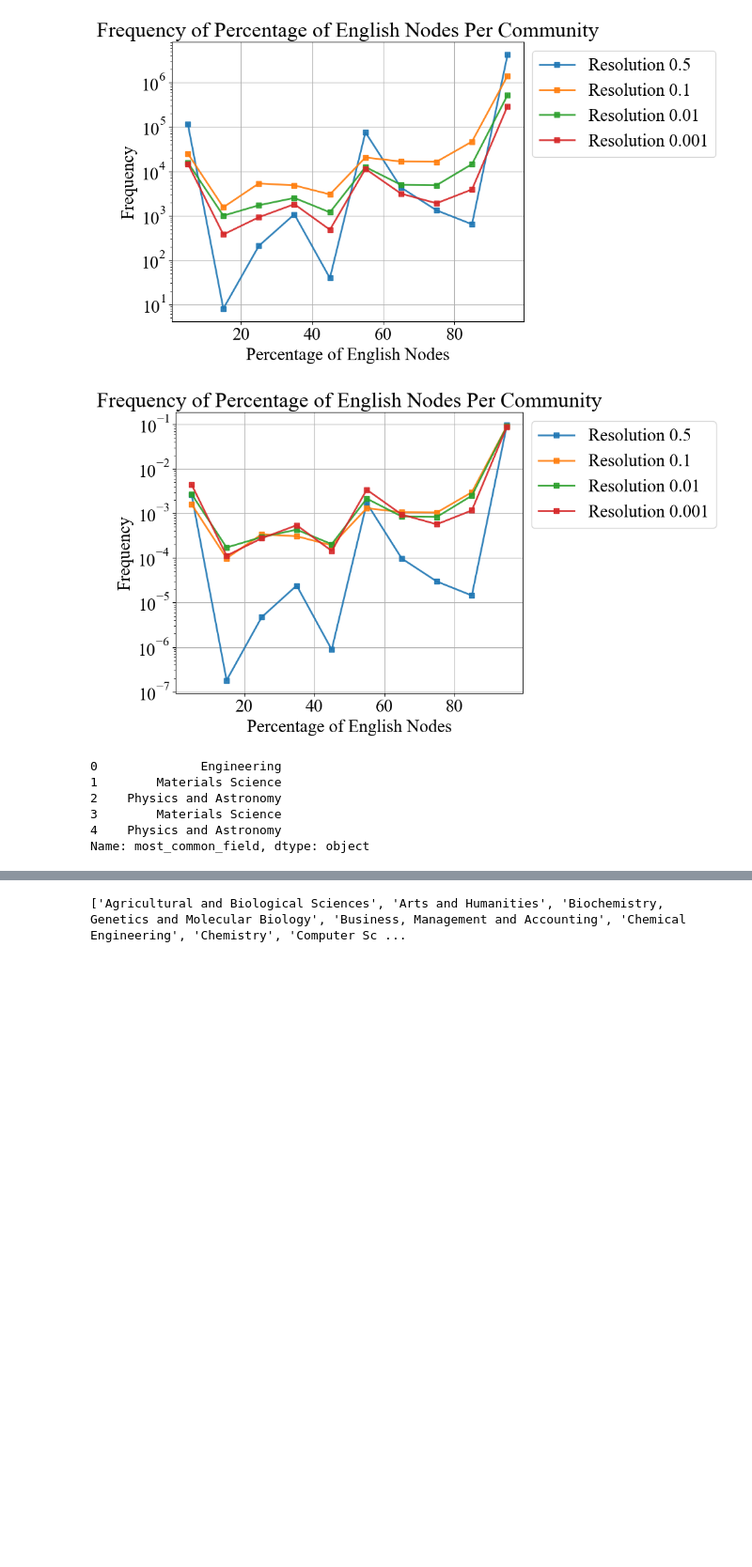
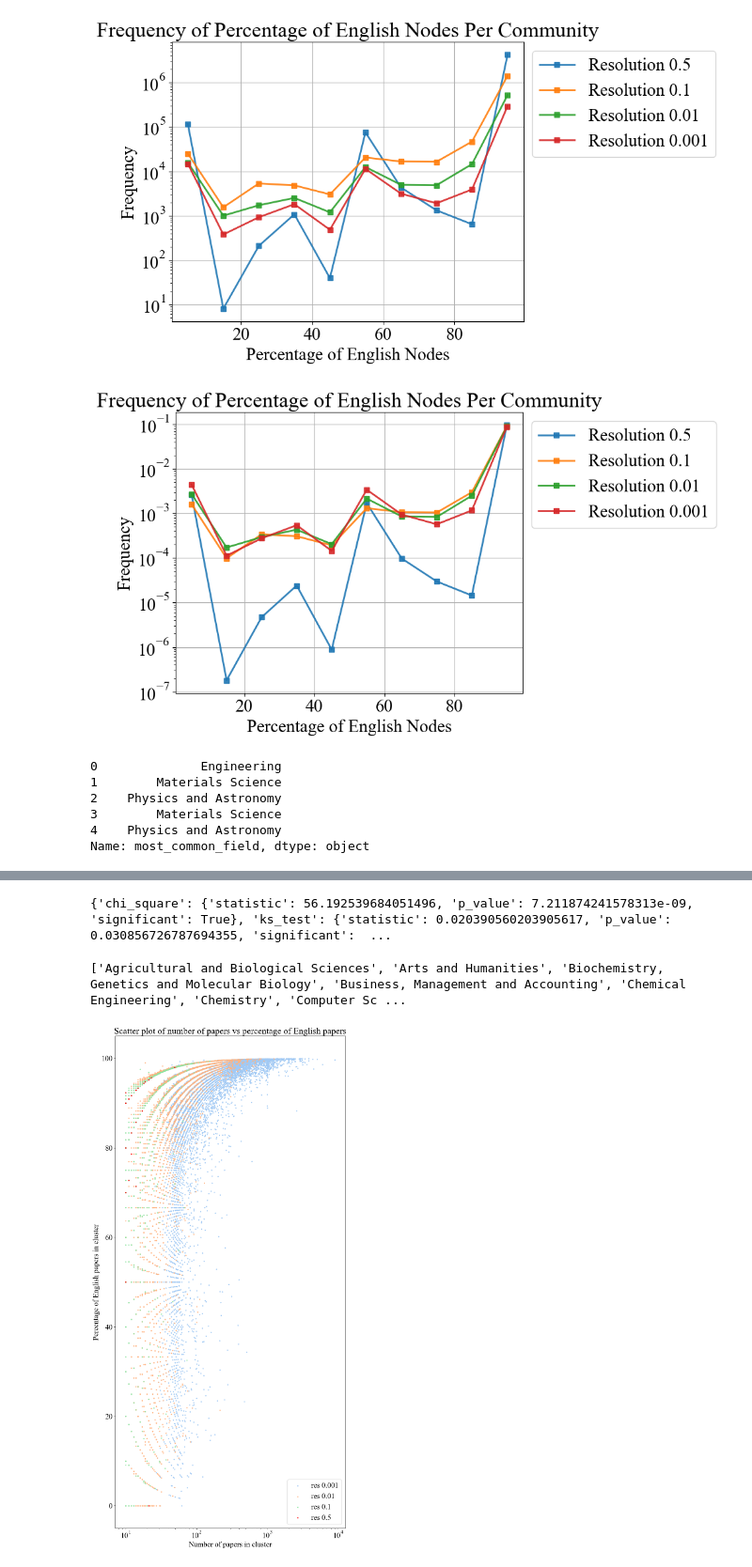
Before and after one commit to vikramr2/cross-lingual-citations, a Jupyter notebook: Analysis.ipynb, the cells around one changed output, grey strips where cells are left out. Shown at 94% size. Cells and saved outputs as stored; diff of their text form; code cells hidden in the pictures; blank space fills up the shorter version.

```diff
--- a/Analysis.ipynb
+++ b/Analysis.ipynb
@@ -379,4 +450,67 @@ plt.show()
+# %%
+print(results)
+# %% [output]
+{'chi_square': {'statistic': 56.192539684051496, 'p_value': 7.211874241578313e-09, 'significant': True}, 'ks_test': {'statistic': 0.020390560203905617, 'p_value': 0.030856726787694355, 'significant':  ...
 # %%
 print(field_columns)
 # %% [output]
 ['Agricultural and Biological Sciences', 'Arts and Humanities', 'Biochemistry, Genetics and Molecular Biology', 'Business, Management and Accounting', 'Chemical Engineering', 'Chemistry', 'Computer Sc ...
+# %%
+cluster_comp_01 = pd.read_csv('../data/cleaned/oc_oa_crossref_corroborated_filtered_network_leiden-20240721-203003/leiden_res0.1_i2/Filtered_S2_oc_oa_crossref_corroborated_filtered_network_leiden.0.1_i2_clustering_cluster_comp_non_english.csv')
+cluster_stats_01 = pd.read_csv('../data/cleaned/oc_oa_crossref_corroborated_filtered_network_leiden-20240721-203003/leiden_res0.1_i2/Filtered_S3_oc_oa_crossref_corroborated_filtered_network_leiden.res0.1_i2_stats.csv')
+
+cluster_comp_05 = pd.read_csv('../data/cleaned/oc_oa_crossref_corroborated_filtered_network_leiden-20240721-203003/leiden_res0.5_i2/Filtered_S2_oc_oa_crossref_corroborated_filtered_network_leiden.0.5_i2_clustering_cluster_comp_non_english.csv')
+cluster_stats_05 = pd.read_csv('../data/cleaned/oc_oa_crossref_corroborated_filtered_network_leiden-20240721-203003/leiden_res0.5_i2/Filtered_S3_oc_oa_crossref_corroborated_filtered_network_leiden.res0.5_i2_stats.csv')
+
+cluster_comp_001 = pd.read_csv('../data/cleaned/oc_oa_crossref_corroborated_filtered_network_leiden-20240721-203003/leiden_res0.01_i2/Filtered_S2_oc_oa_crossref_corroborated_filtered_network_leiden.0.01_i2_clustering_cluster_comp_non_english.csv')
+cluster_stats_001 = pd.read_csv('../data/cleaned/oc_oa_crossref_corroborated_filtered_network_leiden-20240721-203003/leiden_res0.01_i2/Filtered_S3_oc_oa_crossref_corroborated_filtered_network_leiden.res0.01_i2_stats.csv')
+
+cluster_comp_0001 = pd.read_csv('../data/cleaned/oc_oa_crossref_corroborated_filtered_network_leiden-20240721-203003/leiden_res0.001_i2/Filtered_S2_oc_oa_crossref_corroborated_filtered_network_leiden.0.001_i2_clustering_cluster_comp_non_english.csv')
+cluster_stats_0001 = pd.read_csv('../data/cleaned/oc_oa_crossref_corroborated_filtered_network_leiden-20240721-203003/leiden_res0.001_i2/Filtered_S3_oc_oa_crossref_corroborated_filtered_network_leiden.res0.001_i2_stats.csv')
+
+# Ensure all cluster columns in stats are strings
+cluster_stats_01['cluster'] = cluster_stats_01['cluster'].astype(str)
+cluster_stats_05['cluster'] = cluster_stats_05['cluster'].astype(str)
+cluster_stats_001['cluster'] = cluster_stats_001['cluster'].astype(str)
+cluster_stats_0001['cluster'] = cluster_stats_0001['cluster'].astype(str)
+
+# Ensure all cluster_id columns in comp are strings
+cluster_comp_01['cluster_id'] = cluster_comp_01['cluster_id'].astype(str)
+cluster_comp_05['cluster_id'] = cluster_comp_05['cluster_id'].astype(str)
+cluster_comp_001['cluster_id'] = cluster_comp_001['cluster_id'].astype(str)
+cluster_comp_0001['cluster_id'] = cluster_comp_0001['cluster_id'].astype(str)
+
+# Join the two tables, only get column 'n' from cluster_stats and only get the rows in cluster_comp that are in cluster_stats
+cluster_comp_01 = cluster_comp_01.join(cluster_stats_01.set_index('cluster'), on='cluster_id')[['cluster_id', 'en', 'n']]
+cluster_comp_05 = cluster_comp_05.join(cluster_stats_05.set_index('cluster'), on='cluster_id')[['cluster_id', 'en', 'n']]
+cluster_comp_001 = cluster_comp_001.join(cluster_stats_001.set_index('cluster'), on='cluster_id')[['cluster_id', 'en', 'n']]
+cluster_comp_0001 = cluster_comp_0001.join(cluster_stats_0001.set_index('cluster'), on='cluster_id')[['cluster_id', 'en', 'n']]
+
+# Set the Seaborn pastel palette
+sns.set_palette("pastel")
+
+# Create a figure with a grid of subplots
+fig, ax = plt.subplots(1, 1, figsize=(10, 20))
+
+# Plot scatter plot on the right column
+ax.scatter(cluster_comp_0001['n'], cluster_comp_0001['en'], s=5, label='res 0.001')
+ax.scatter(cluster_comp_001['n'], cluster_comp_001['en'], s=5, label='res 0.01')
+ax.scatter(cluster_comp_01['n'], cluster_comp_01['en'], s=5, label='res 0.1')
+ax.scatter(cluster_comp_05['n'], cluster_comp_05['en'], s=5, label='res 0.5', color='red')
+
+# Use a log scale for the x axis
+ax.set_xscale('log')
+
+ax.legend()
+
+ax.set_xlabel('Number of papers in cluster')
+ax.set_ylabel('Percentage of English papers in cluster')
+ax.set_title('Scatter plot of number of papers vs percentage of English papers')
+
+
+# Adjust layout
+plt.tight_layout()
+
+plt.show()
+# %% [output]
+[figure, added]
```
Also changed, not shown: parts of 13 cells of this notebook, 4 other files.
